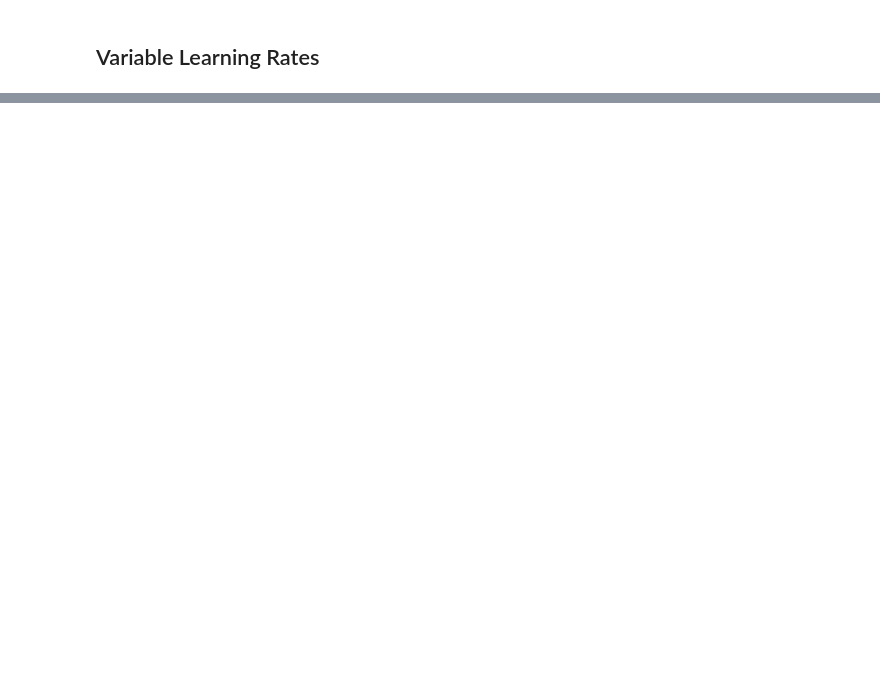
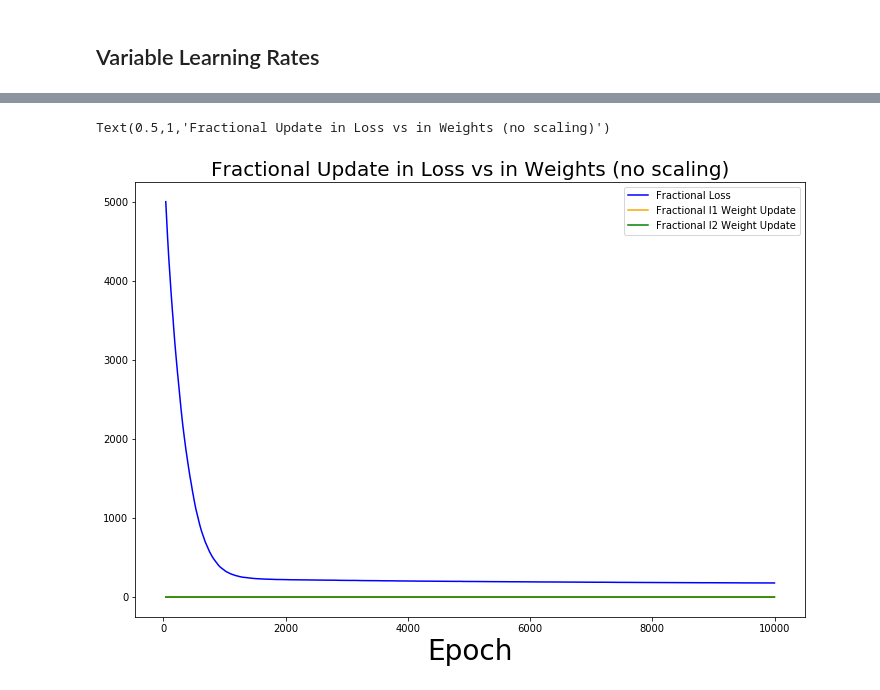
Before and after one commit to laurabrink13/Witsenhausen-Counterexample-with-NNs, a Jupyter notebook: Witsenhausen TF Variable LR.ipynb, the cells around one changed output, grey strips where cells are left out. Saved outputs shown, nothing was run; the diff lists cells and outputs as text; code cells hidden in the pictures; blank space fills up the shorter version.

```diff
--- a/Witsenhausen TF Variable LR.ipynb
+++ b/Witsenhausen TF Variable LR.ipynb
@@ -218,0 +414,12 @@ plt.scatter(x_train[:8000], all_u1 + x_train[:8000])
+# %%
+plt.plot(epoch_num_range, mc_losses[ignore_first:], c='blue', label='Fractional Loss')
+plt.plot(epoch_num_range, l1_weight_updates[ignore_first:], c='orange', label='Fractional l1 Weight Update')
+plt.plot(epoch_num_range, l2_weight_updates[ignore_first:], c='green', label='Fractional l2 Weight Update')
+plt.xlabel('Epoch', fontsize=28)
+# plt.semilogy()
+plt.legend();
+plt.title('Fractional Update in Loss vs in Weights (no scaling)', fontsize=20)
+# plt.savefig('figs/fixed_encoder_test/with_noise_train_weight_history.png');
+# %% [output]
+Text(0.5,1,'Fractional Update in Loss vs in Weights (no scaling)')
+[figure, added]
```
Also changed, not shown: parts of 33 cells of this notebook, 8 other files.
